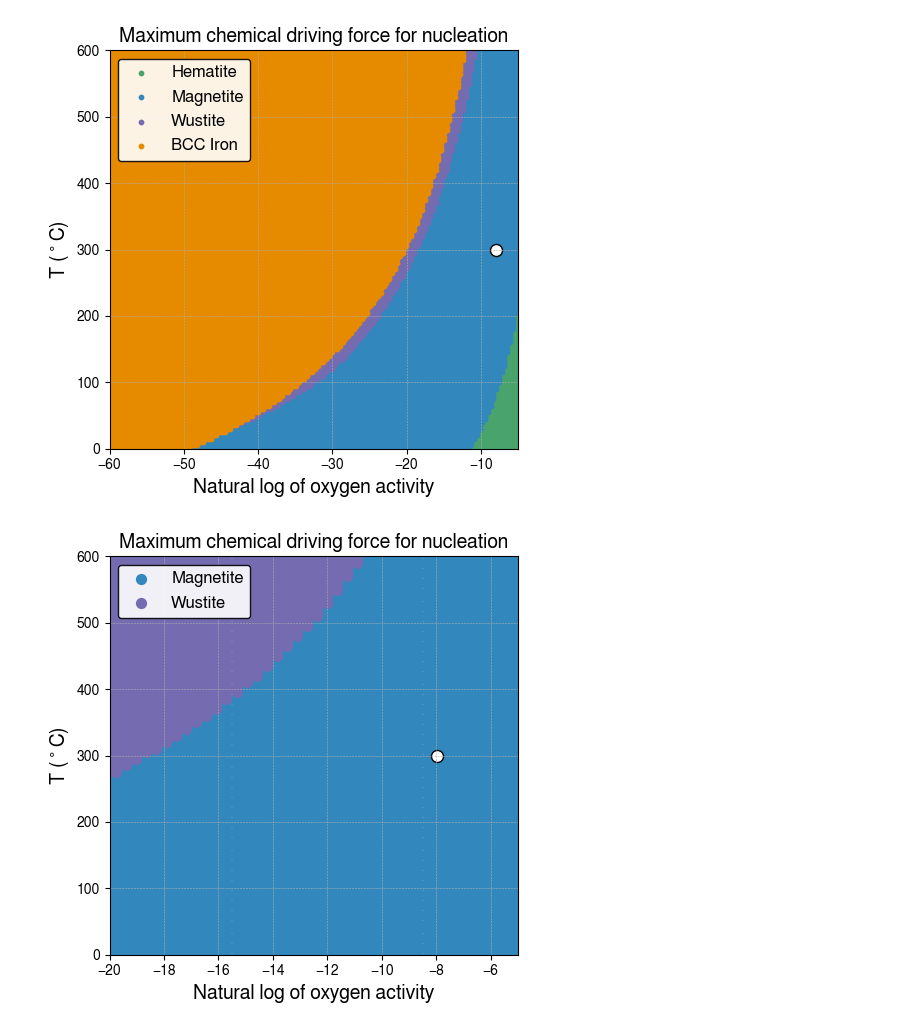
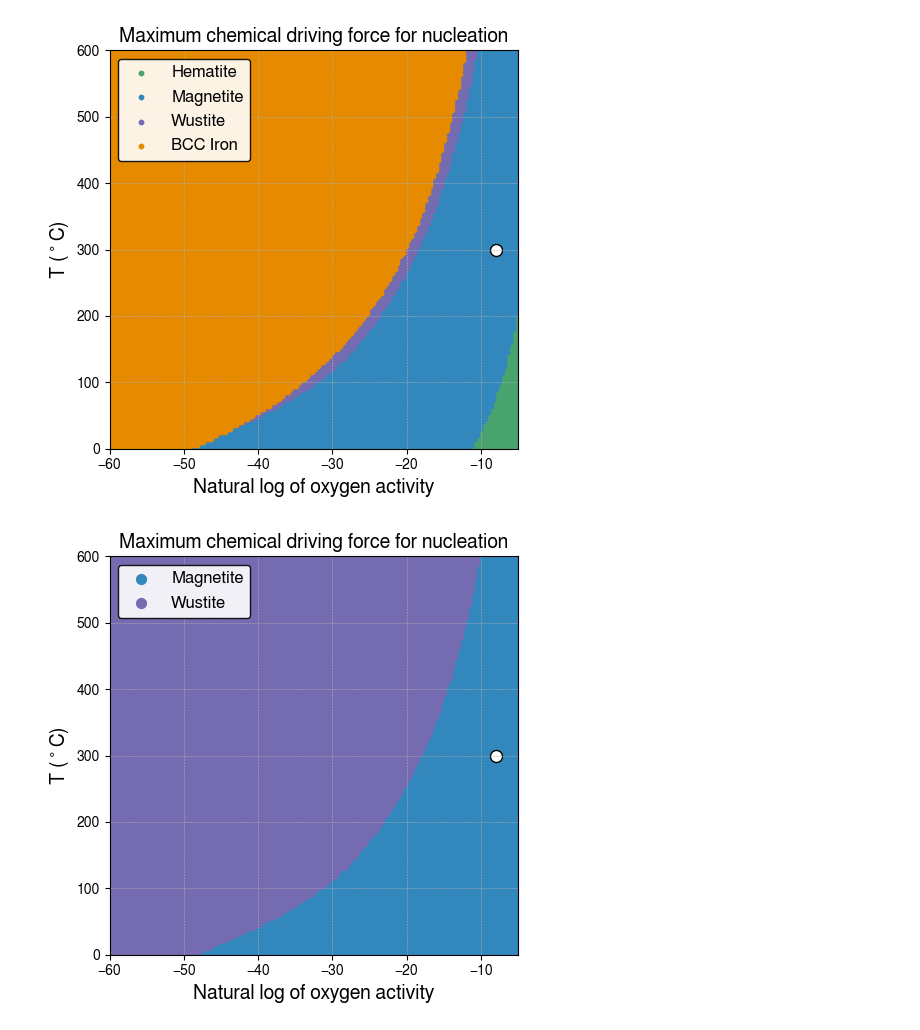
Before and after one commit to YXWU2014/IronOxide_TC, a Jupyter notebook: IronOxide_TC_stoichiometric.ipynb, the cells around one changed output. Cells and saved outputs as stored; diff of their text form; code cells hidden in the pictures.

```diff
--- a/IronOxide_TC_stoichiometric.ipynb
+++ b/IronOxide_TC_stoichiometric.ipynb
@@ -804,32 +793,32 @@ for phase in phases_list:
     condition = df_DGM[column_name] == df_DGM[columns_to_compare].max(axis=1)
     globals()[f'df_DGM_{phase}'] = df_DGM[condition]
 
 # Plotting the individual dataframes
 plt.figure(figsize=(5, 5))
 
 for i, phase in enumerate(phases_list):
     if phase == 'HEMATITE' or phase == 'BCC_A2':
         pass
     else:
         df = globals()[f'df_DGM_{phase}']
         plt.scatter(df['lnacr_o'], df['T']-273.15, s=50, label=labels_list[i],
                     color=colors[phase], alpha=1)
 plt.scatter([-7.9663978], [300],
             facecolors='white', edgecolors='black', linewidths=1, s=75)
 
 plt.xlabel('Natural log of oxygen activity', fontsize=14)
 plt.ylabel(r'T ($^\circ$C)', fontsize=14)
 plt.title('Maximum chemical driving force for nucleation', fontsize=14)
 plt.legend(fontsize=12, loc='upper left',
            facecolor='white', edgecolor='black', framealpha=0.9)
 plt.grid(True, which='both', linestyle='--', linewidth=0.4)
-plt.xlim([-20, -5])
+plt.xlim([-60, -5])
 plt.ylim([min(df_DGM['T'])-273.15, max(df_DGM['T'])-273.15])
 plt.tight_layout()
 
 plt_output_fname = "_DGMmax_MagnetiteVSWustite.png"
 plt.savefig(os.path.join(current_directory, output_fname+plt_output_fname),
             format='png', dpi=300,  bbox_inches='tight')
 plt.show()
 # %% [output]
-[figure, old version]
+[figure, new version]
```
Also changed, not shown: parts of 1 cell of this notebook, 10 other files.
